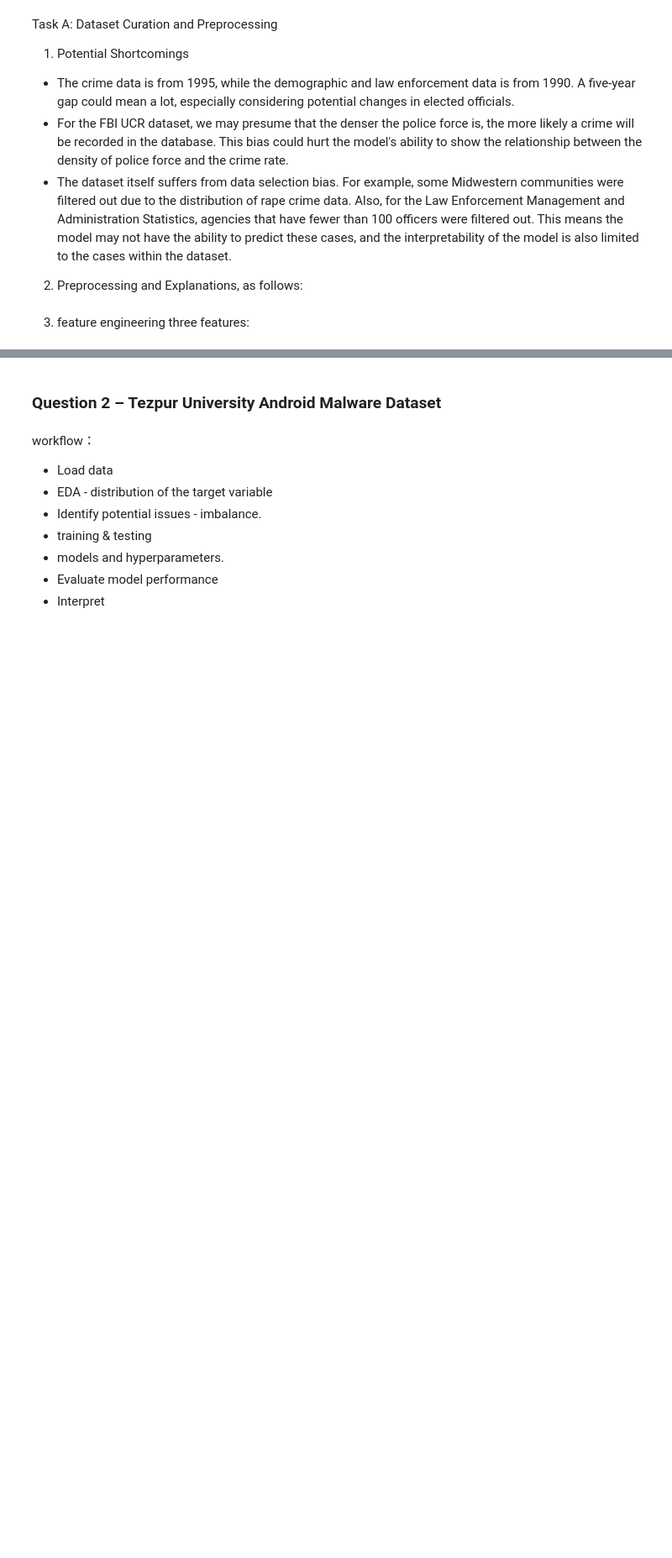
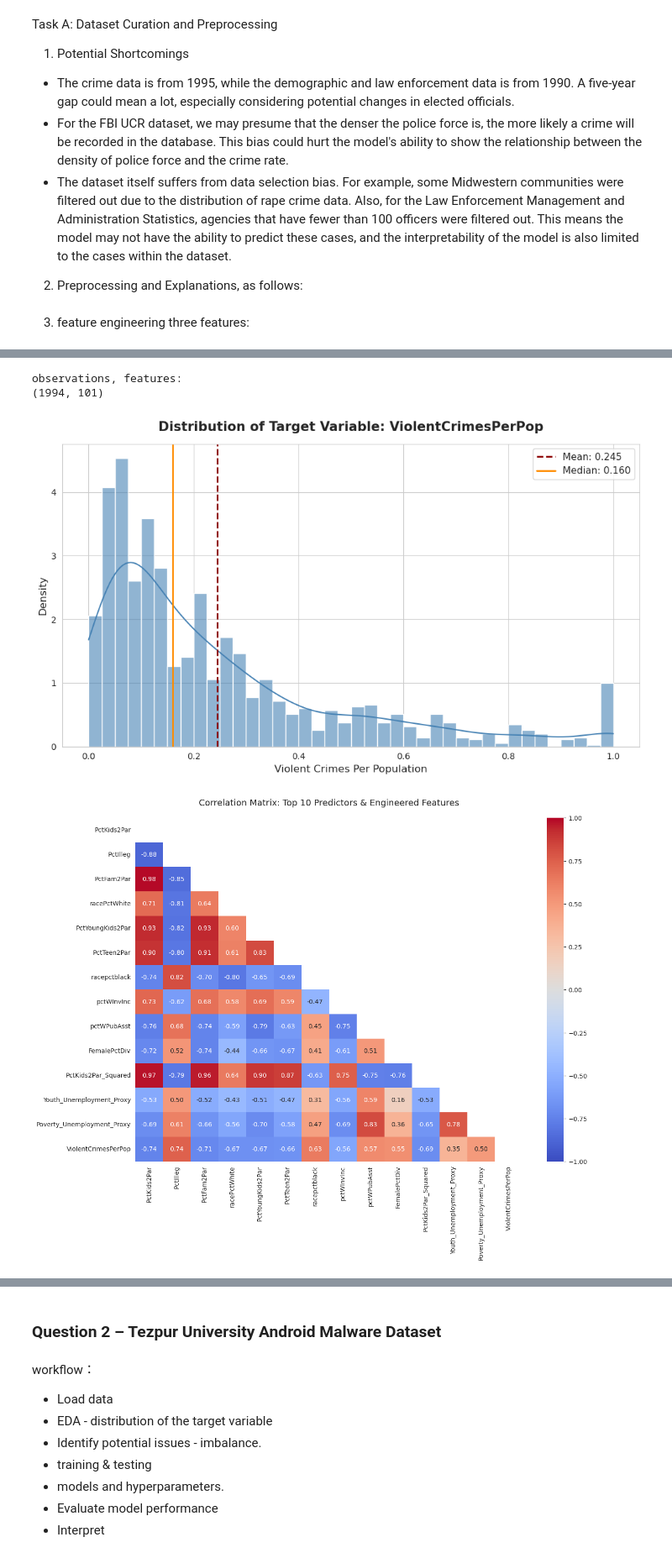
Before and after one commit to Zycheng114514/data_science_2_group_assignments, a Jupyter notebook: Group_Zhiyang_Jingwen_Maurice_1.ipynb, the cells around one changed output, grey strips where cells are left out. Shown at 84% size. Saved outputs shown, nothing was run; the diff lists cells and outputs as text; code cells hidden in the pictures; blank space fills up the shorter version.

```diff
--- a/Group_X2.ipynb
+++ b/Group_Zhiyang_Jingwen_Maurice_1.ipynb
@@ -164,0 +130,50 @@ display(subset_df.describe().T[['mean', 'std', 'min', '50%', 'max']])
+# %%
+print("observations, features:")
+print(df.shape)
+
+target_var = subset_df['ViolentCrimesPerPop']
+
+plt.figure(figsize=(10, 6))
+sns.set_style("whitegrid")
+
+sns.histplot(target_var, bins=40, kde=True, color='steelblue', stat='density', alpha=0.6)
+
+mean_val = target_var.mean()
+median_val = target_var.median()
+
+plt.axvline(mean_val, color='darkred', linestyle='--', linewidth=2, label=f'Mean: {mean_val:.3f}')
+plt.axvline(median_val, color='darkorange', linestyle='-', linewidth=2, label=f'Median: {median_val:.3f}')
+
+plt.title("Distribution of Target Variable: ViolentCrimesPerPop", fontsize=15, fontweight='bold', pad=15)
+plt.xlabel("Violent Crimes Per Population", fontsize=12)
+plt.ylabel("Density", fontsize=12)
+plt.legend(fontsize=11)
+
+plt.tight_layout()
+plt.show()
+
+# these features are selected based on Summary Statistics of "Correl" (correlation) in communities.names. We presume a stronger correlation with the target variable could mean that it can offer more information in predicting the latter.
+top_features = [
+    'PctKids2Par', 'PctIlleg', 'PctFam2Par', 'racePctWhite', 'PctYoungKids2Par',
+    'PctTeen2Par', 'racepctblack', 'pctWInvInc', 'pctWPubAsst', 'FemalePctDiv',
+    'PctKids2Par_Squared', 'Youth_Unemployment_Proxy', 'Poverty_Unemployment_Proxy'
+]
+
+subset_df = X_train[top_features].copy()
+subset_df['ViolentCrimesPerPop'] = y_train
+
+# in this plot, we visualize the correlation matrix of the top 10 predictors and the three engineered features.
+# This can help us understand the relationships between these features and identify any multicollinearity issues.
+plt.figure(figsize=(14, 10))
+corr_matrix = subset_df.corr()
+mask = np.triu(np.ones_like(corr_matrix, dtype=bool))
+sns.heatmap(corr_matrix, mask=mask, annot=True, cmap='coolwarm', fmt=".2f", vmin=-1, vmax=1)
+plt.title("Correlation Matrix: Top 10 Predictors & Engineered Features", fontsize=14, pad=20)
+plt.show()
+
+display(subset_df.describe().T[['mean', 'std', 'min', '50%', 'max']])
+# %% [output]
+observations, features:
+(1994, 101)
+[figure, added]
+[figure, added]
```
Also changed, not shown: parts of 21 cells of this notebook, 1 other file.
